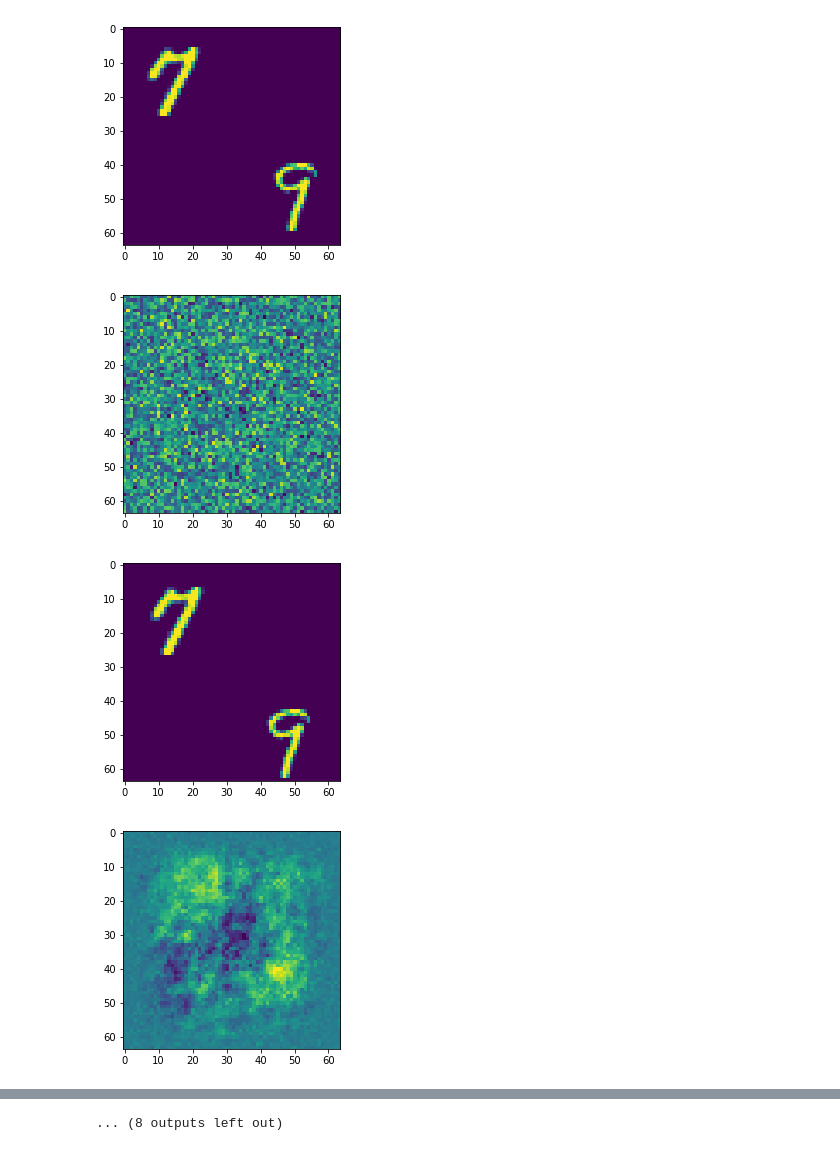
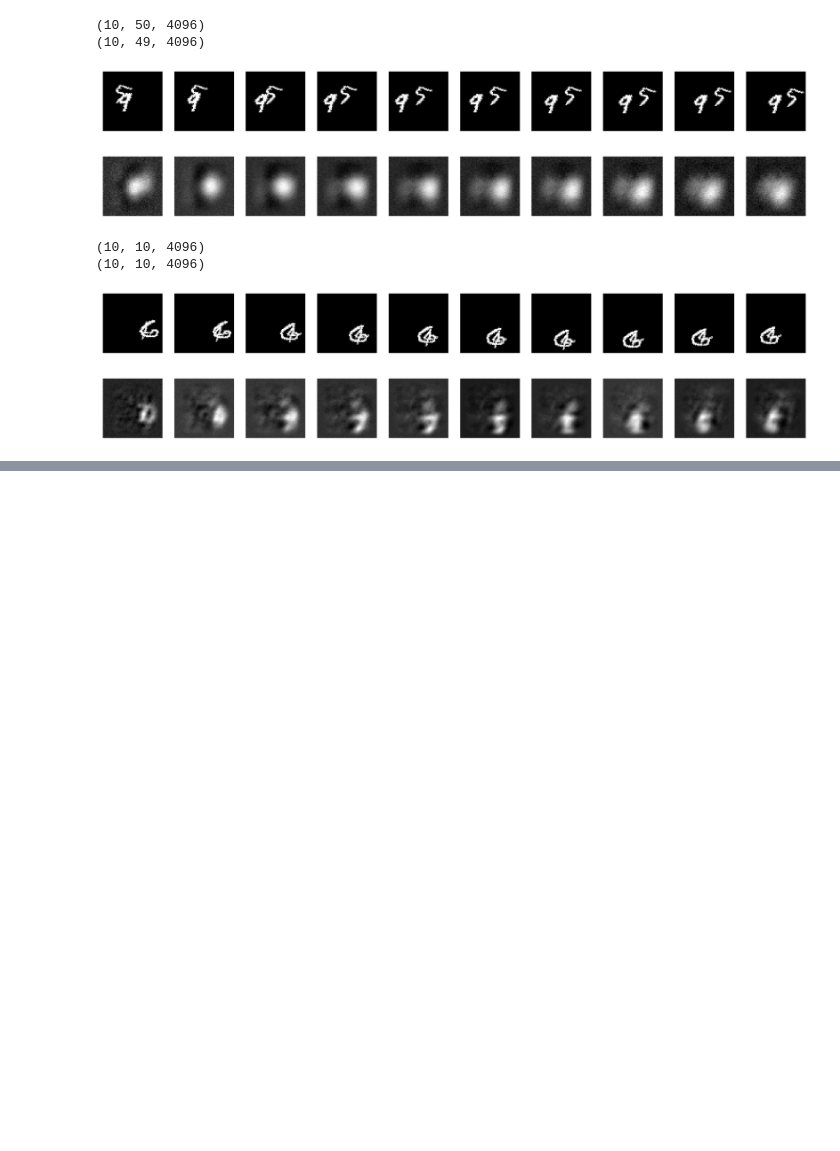
Before and after one commit to Kuangdang/autoencoder, a Jupyter notebook: show_result.ipynb, the cells around one changed output, grey strips where cells are left out. Drawn from its saved outputs; the diff is of its cells as text; code cells hidden in the pictures; blank space fills up the shorter version.

```diff
--- a/show_result.ipynb
+++ b/show_result.ipynb
@@ -34,15 +44,56 @@ for j in range(5):
+# %%
+#for future predictor
+test_outputs = data['test_predict_output']
+test_outputs = denormdata(test_outputs)
+print(test_outputs.shape)
+test_ins = data['test_in']
+test_ins = denormdata(test_ins)
+print(test_ins.shape)
+
+
+plt.figure(1)
+for j in range(10):
+    plt.subplot(1, 10, j+1)
+    tmp_in = test_ins[j, 0]
+    plt.imshow(tmp_in.reshape(64,-1))
+    plt.axis('off')
+
+plt.figure(2)
+for j in range(10):
+    plt.subplot(1, 10, j+1)
+    tmp_out = test_outputs[j,0,:]
+    plt.imshow(tmp_out.reshape(64,-1))
+    plt.axis('off')
+# %% [output]
+(10, 50, 4096)
+(10, 49, 4096)
+[figure, added]
+[figure, added]
 # %%
+#for future predictor
 test_outputs = data['test_out']
+test_outputs = denormdata(test_outputs)
+print(test_outputs.shape)
 test_ins = data['test_in']
+test_ins = denormdata(test_ins)
+print(test_ins.shape)
+
+
+plt.figure(1)
 for j in range(10):
-    tmp_in = test_ins[j*(-1)-1,0]
-    plt.figure()
+    plt.subplot(1, 10, j+1)
+    tmp_in = test_ins[j, 0]
     plt.imshow(tmp_in.reshape(64,-1))
+    plt.axis('off')
+
+plt.figure(2)
+for j in range(10):
+    plt.subplot(1, 10, j+1)
     tmp_out = test_outputs[j,0,:]
-    plt.figure()
     plt.imshow(tmp_out.reshape(64,-1))
+    plt.axis('off')
 # %% [output]
+(10, 10, 4096)
+(10, 10, 4096)
-[figure, old version]
+[figure, new version]
-[figure, old version]
+[figure, new version]
-[figure, removed]
-[figure, removed]
@@ -57 +99,0 @@ for j in range(10):
-... (8 outputs left out)
```
Also changed, not shown: parts of 5 cells of this notebook, 15 other files.
